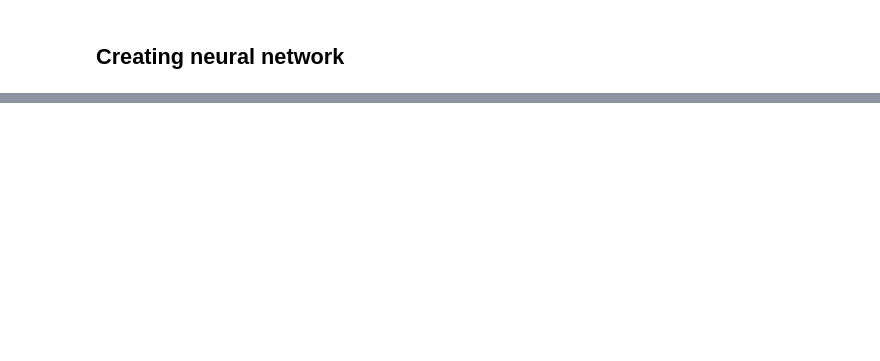
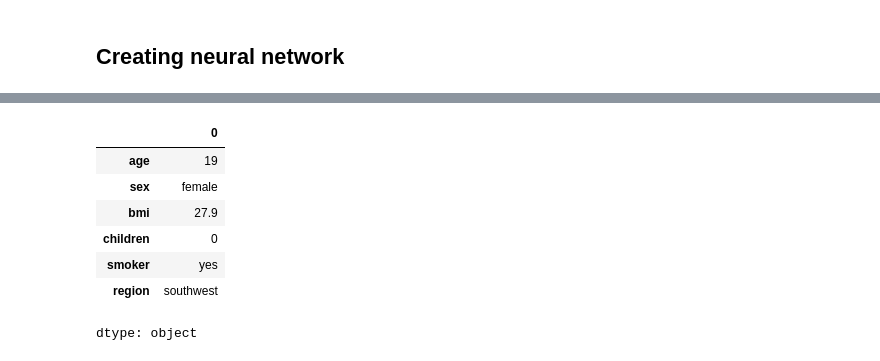
Before and after one commit to fredrick-mwaura/ml, a Jupyter notebook: tensorflow/neural_network_regression_with_tf.ipynb, the cells around one changed output, grey strips where cells are left out. Saved outputs shown, nothing was run; the diff lists cells and outputs as text; code cells hidden in the pictures; blank space fills up the shorter version.

Commit message:
big datasets

```diff
--- a/tensorflow/neural_network_regression_with_tf.ipynb
+++ b/tensorflow/neural_network_regression_with_tf.ipynb
@@ -320,0 +567,27 @@ Model: "sequential_37"
+# %%
+insurance = pd.read_csv("https://raw.githubusercontent.com/stedy/Machine-Learning-with-R-datasets/refs/heads/master/insurance.csv")
+insurance
+# %%
+from sklearn.compose import make_column_transformer
+from sklearn.preprocessing import MinMaxScaler, OneHotEncoder
+from sklearn.model_selection import train_test_split
+
+#column transformer
+ct = make_column_transformer(
+    ## when data do not follow a  normal distribution for SVM, k-nearest & decision trees
+    (MinMaxScaler(), ["age", "bmi", "children"]), #turn all values in these columns btwn 0 and 1
+    (OneHotEncoder(handle_unknown="ignore"), ["sex", "smoker", "region"])
+)
+
+##
+x = insurance.drop("charges", axis=1)
+y = insurance["charges"]
+
+x_train, x_test, y_train, y_test = train_test_split(x, y, test_size=0.2, random_state=42)
+
+## fit column transformer to training data
+ct_fit = ct.fit(x_train)
+
+## transforming training and testing Data
+x_train_normal = ct.transform(x_train)
+x_test_normal = ct.transform(x_test)
@@ -320,0 +596,11 @@ Model: "sequential_37"
+# %%
+x_train.loc[0]
+# %% [output]
+|  | 0 |
+| age | 19 |
+| sex | female |
+| bmi | 27.9 |
+| children | 0 |
+| smoker | yes |
+| region | southwest |
+dtype: object
```
Also changed, not shown: parts of 87 cells of this notebook.
